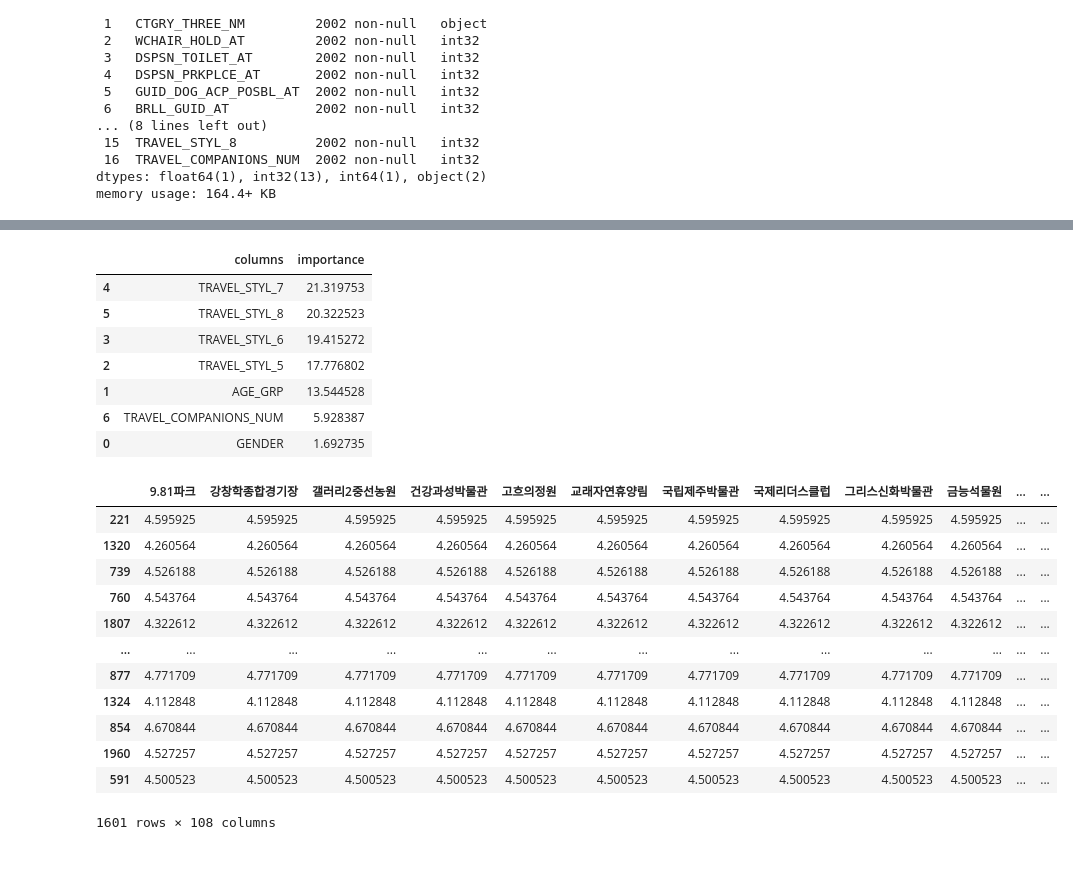
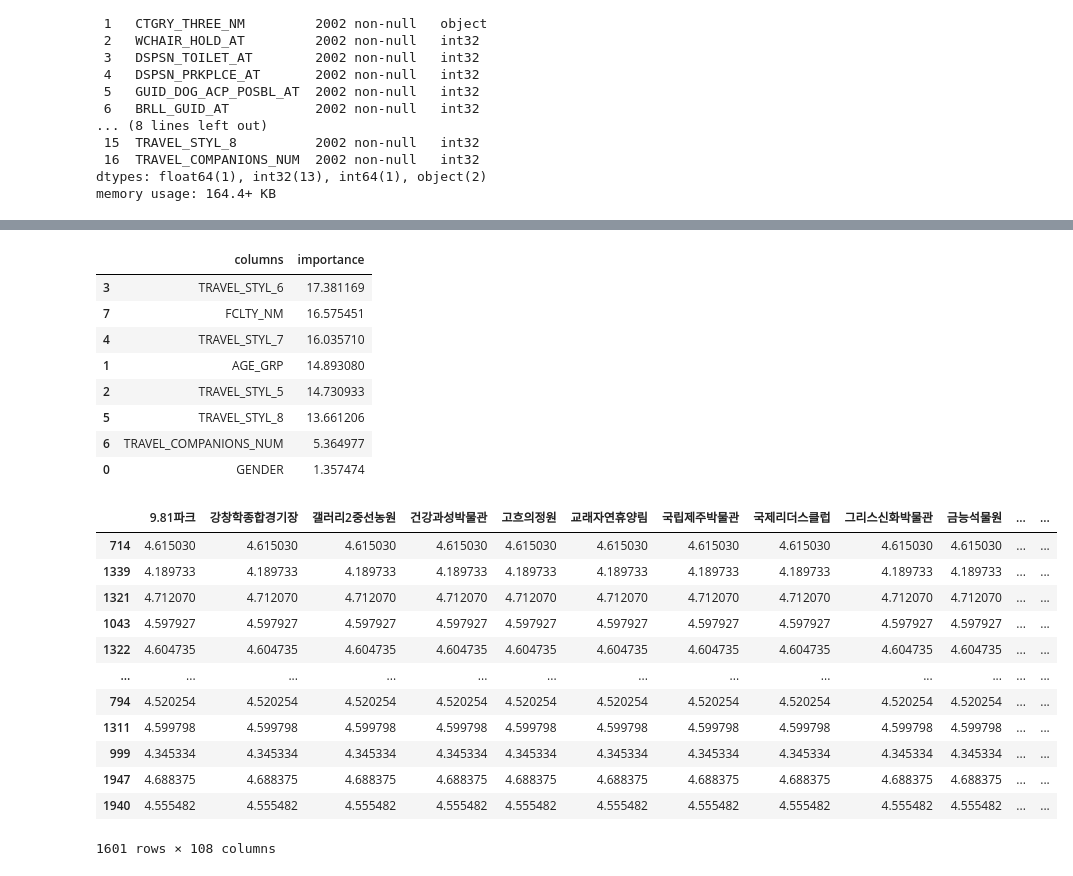
Before and after one commit to hanhee-cho/DA36_mini2_Jeju_for_All, a Jupyter notebook: temp2.ipynb, the cells around one changed output, grey strips where cells are left out. Saved outputs shown, nothing was run; the diff lists cells and outputs as text; code cells hidden in the pictures.

```diff
--- a/temp2.ipynb
+++ b/temp2.ipynb
@@ -108,16 +108,17 @@ memory usage: 164.4+ KB
 # %%
 from catboost import Pool
 from sklearn.model_selection import train_test_split
+df['FCLTY_NM'] = df['FCLTY_NM'].astype(str)
 
 X = df[['GENDER', 'AGE_GRP', 'TRAVEL_STYL_5',
        'TRAVEL_STYL_6', 'TRAVEL_STYL_7', 'TRAVEL_STYL_8',
-       'TRAVEL_COMPANIONS_NUM']]
+       'TRAVEL_COMPANIONS_NUM','FCLTY_NM']]
 y = df['DGSTFN']
 
 X_train, X_test, y_train, y_test = train_test_split(X,y, test_size=.2)
 
 cat_features = ['GENDER', 'AGE_GRP', 'TRAVEL_STYL_5','TRAVEL_STYL_6',
-                'TRAVEL_STYL_7', 'TRAVEL_STYL_8']
+                'TRAVEL_STYL_7', 'TRAVEL_STYL_8', 'FCLTY_NM']
 
 # 범주형 데이터 처리를 위한 Pool객체 생성
 X_train_pool = Pool(X_train, y_train, cat_features = cat_features)
@@ -166,13 +167,14 @@ importances_df = pd.DataFrame({
 importances_df.sort_values(by = 'importance', ascending = False)
 # %% [output]
 |  | columns | importance |
-| 4 | TRAVEL_STYL_7 | 21.319753 |
-| 5 | TRAVEL_STYL_8 | 20.322523 |
-| 3 | TRAVEL_STYL_6 | 19.415272 |
-| 2 | TRAVEL_STYL_5 | 17.776802 |
-| 1 | AGE_GRP | 13.544528 |
-| 6 | TRAVEL_COMPANIONS_NUM | 5.928387 |
-| 0 | GENDER | 1.692735 |
+| 3 | TRAVEL_STYL_6 | 17.381169 |
+| 7 | FCLTY_NM | 16.575451 |
+| 4 | TRAVEL_STYL_7 | 16.035710 |
+| 1 | AGE_GRP | 14.893080 |
+| 2 | TRAVEL_STYL_5 | 14.730933 |
+| 5 | TRAVEL_STYL_8 | 13.661206 |
+| 6 | TRAVEL_COMPANIONS_NUM | 5.364977 |
+| 0 | GENDER | 1.357474 |
 # %%
 # 예측평점 df
 
@@ -186,29 +188,23 @@ dgstfn_pred_df = pd.DataFrame(index=X_train.index, columns=places)
 # %%
 for place in places:
     X_train_place = X_train.copy()
-    X_train_place['FCLTY_NM'] = place
 
-    # Pool 객체 생성
-    X_train_pool_place = Pool(X_train_place, cat_features=cat_features + ['FCLTY_NM'])
+    predicted_dgstfn = cb_reg.predict(X_train_pool)
 
-    # 예측 수행
-    predicted_scores = cb_reg.predict(X_train_pool_place)
-
-    # 예측 결과를 DataFrame에 추가
-    dgstfn_pred_df[place] = predicted_scores
+    dgstfn_pred_df[place] = predicted_dgstfn
 
 dgstfn_pred_df
 # %% [output]
 |  | 9.81파크 | 강창학종합경기장 | 갤러리2중선농원 | 건강과성박물관 | 고흐의정원 | 교래자연휴양림 | 국립제주박물관 | 국제리더스클럽 | 그리스신화박물관 | 금능석물원 | ... | ... |
-| 221 | 4.595925 | 4.595925 | 4.595925 | 4.595925 | 4.595925 | 4.595925 | 4.595925 | 4.595925 | 4.595925 | 4.595925 | ... | ... |
-| 1320 | 4.260564 | 4.260564 | 4.260564 | 4.260564 | 4.260564 | 4.260564 | 4.260564 | 4.260564 | 4.260564 | 4.260564 | ... | ... |
-| 739 | 4.526188 | 4.526188 | 4.526188 | 4.526188 | 4.526188 | 4.526188 | 4.526188 | 4.526188 | 4.526188 | 4.526188 | ... | ... |
-| 760 | 4.543764 | 4.543764 | 4.543764 | 4.543764 | 4.543764 | 4.543764 | 4.543764 | 4.543764 | 4.543764 | 4.543764 | ... | ... |
-| 1807 | 4.322612 | 4.322612 | 4.322612 | 4.322612 | 4.322612 | 4.322612 | 4.322612 | 4.322612 | 4.322612 | 4.322612 | ... | ... |
+| 714 | 4.615030 | 4.615030 | 4.615030 | 4.615030 | 4.615030 | 4.615030 | 4.615030 | 4.615030 | 4.615030 | 4.615030 | ... | ... |
+| 1339 | 4.189733 | 4.189733 | 4.189733 | 4.189733 | 4.189733 | 4.189733 | 4.189733 | 4.189733 | 4.189733 | 4.189733 | ... | ... |
+| 1321 | 4.712070 | 4.712070 | 4.712070 | 4.712070 | 4.712070 | 4.712070 | 4.712070 | 4.712070 | 4.712070 | 4.712070 | ... | ... |
+| 1043 | 4.597927 | 4.597927 | 4.597927 | 4.597927 | 4.597927 | 4.597927 | 4.597927 | 4.597927 | 4.597927 | 4.597927 | ... | ... |
+| 1322 | 4.604735 | 4.604735 | 4.604735 | 4.604735 | 4.604735 | 4.604735 | 4.604735 | 4.604735 | 4.604735 | 4.604735 | ... | ... |
 | ... | ... | ... | ... | ... | ... | ... | ... | ... | ... | ... | ... | ... |
-| 877 | 4.771709 | 4.771709 | 4.771709 | 4.771709 | 4.771709 | 4.771709 | 4.771709 | 4.771709 | 4.771709 | 4.771709 | ... | ... |
-| 1324 | 4.112848 | 4.112848 | 4.112848 | 4.112848 | 4.112848 | 4.112848 | 4.112848 | 4.112848 | 4.112848 | 4.112848 | ... | ... |
-| 854 | 4.670844 | 4.670844 | 4.670844 | 4.670844 | 4.670844 | 4.670844 | 4.670844 | 4.670844 | 4.670844 | 4.670844 | ... | ... |
-| 1960 | 4.527257 | 4.527257 | 4.527257 | 4.527257 | 4.527257 | 4.527257 | 4.527257 | 4.527257 | 4.527257 | 4.527257 | ... | ... |
-| 591 | 4.500523 | 4.500523 | 4.500523 | 4.500523 | 4.500523 | 4.500523 | 4.500523 | 4.500523 | 4.500523 | 4.500523 | ... | ... |
+| 794 | 4.520254 | 4.520254 | 4.520254 | 4.520254 | 4.520254 | 4.520254 | 4.520254 | 4.520254 | 4.520254 | 4.520254 | ... | ... |
+| 1311 | 4.599798 | 4.599798 | 4.599798 | 4.599798 | 4.599798 | 4.599798 | 4.599798 | 4.599798 | 4.599798 | 4.599798 | ... | ... |
+| 999 | 4.345334 | 4.345334 | 4.345334 | 4.345334 | 4.345334 | 4.345334 | 4.345334 | 4.345334 | 4.345334 | 4.345334 | ... | ... |
+| 1947 | 4.688375 | 4.688375 | 4.688375 | 4.688375 | 4.688375 | 4.688375 | 4.688375 | 4.688375 | 4.688375 | 4.688375 | ... | ... |
+| 1940 | 4.555482 | 4.555482 | 4.555482 | 4.555482 | 4.555482 | 4.555482 | 4.555482 | 4.555482 | 4.555482 | 4.555482 | ... | ... |
 1601 rows × 108 columns
```
Also changed, not shown: parts of 4 cells of this notebook.
